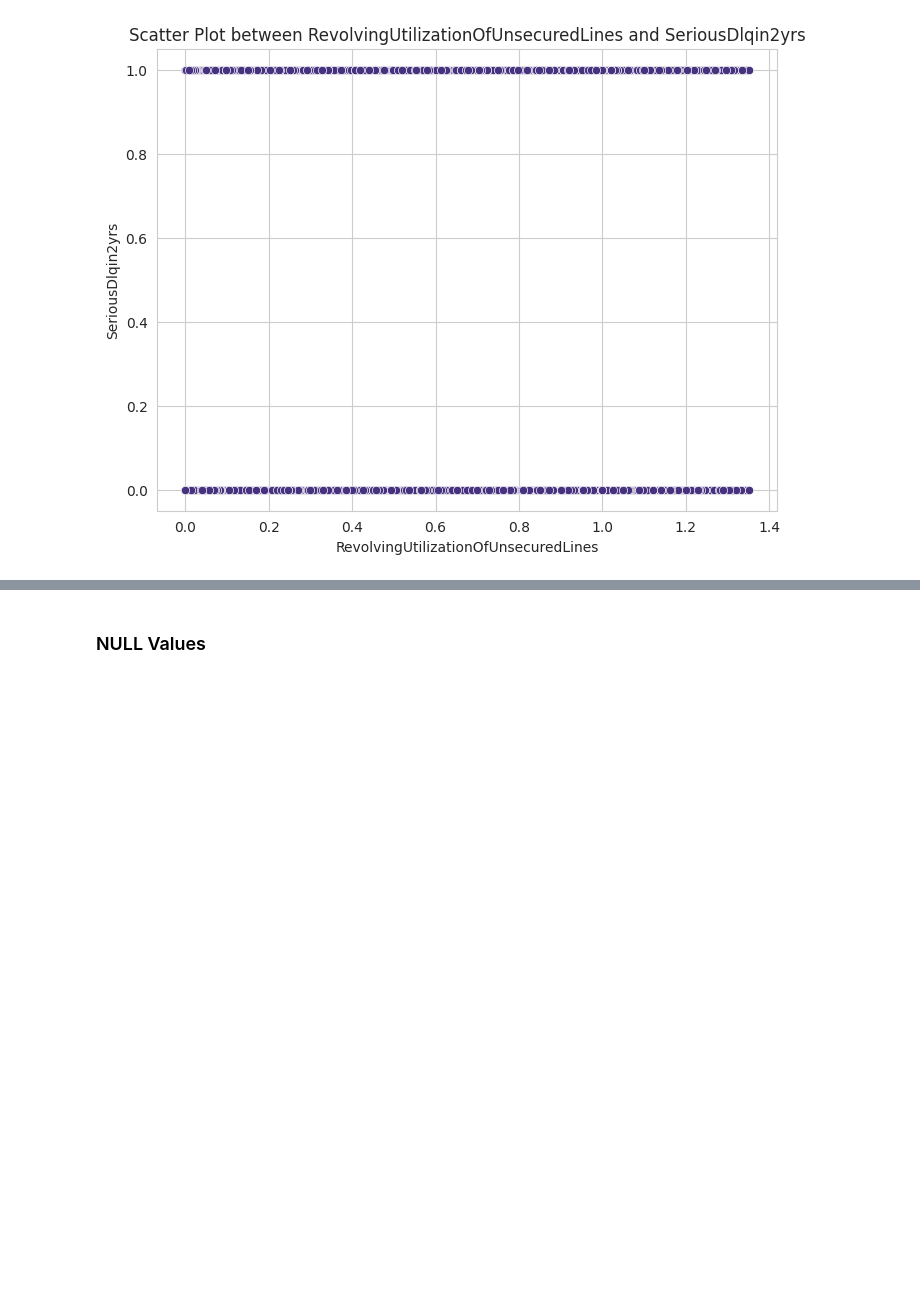
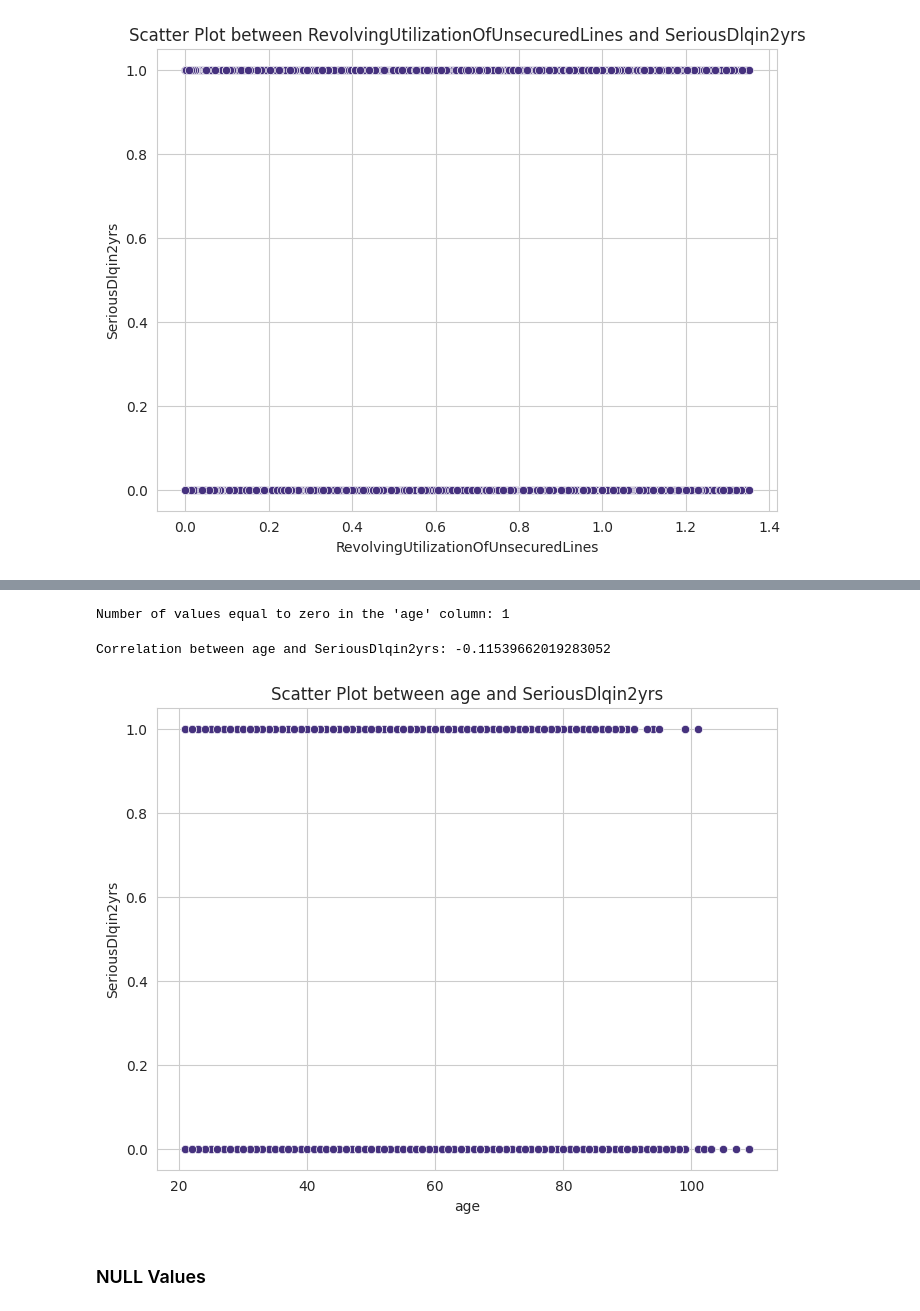
Before and after one commit to Saba-a11/Kaggle_Credit_Score, a Jupyter notebook: CreditModel.ipynb, the cells around one changed output, grey strips where cells are left out. Cells and saved outputs as stored; diff of their text form; code cells hidden in the pictures; blank space fills up the shorter version.

```diff
--- a/CreditModel.ipynb
+++ b/CreditModel.ipynb
@@ -253,0 +280,5 @@ scatter_plot('RevolvingUtilizationOfUnsecuredLines', 'SeriousDlqin2yrs')
+# %%
+zero_age_count = (df_train['age'] == 0).sum()
+print(f"Number of values equal to zero in the 'age' column: {zero_age_count}")
+# %% [output]
+Number of values equal to zero in the 'age' column: 1
@@ -254,3 +289,11 @@ scatter_plot('RevolvingUtilizationOfUnsecuredLines', 'SeriousDlqin2yrs')
+# %%
+prt_corr('age', 'SeriousDlqin2yrs')
+# %% [output]
+Correlation between age and SeriousDlqin2yrs: -0.11539662019283052
+# %%
+scatter_plot('age', 'SeriousDlqin2yrs')
+# %% [output]
+[figure, added]
 # %% [markdown]
 ### NULL Values
 # %%
```
Also changed, not shown: parts of 6 cells of this notebook.
